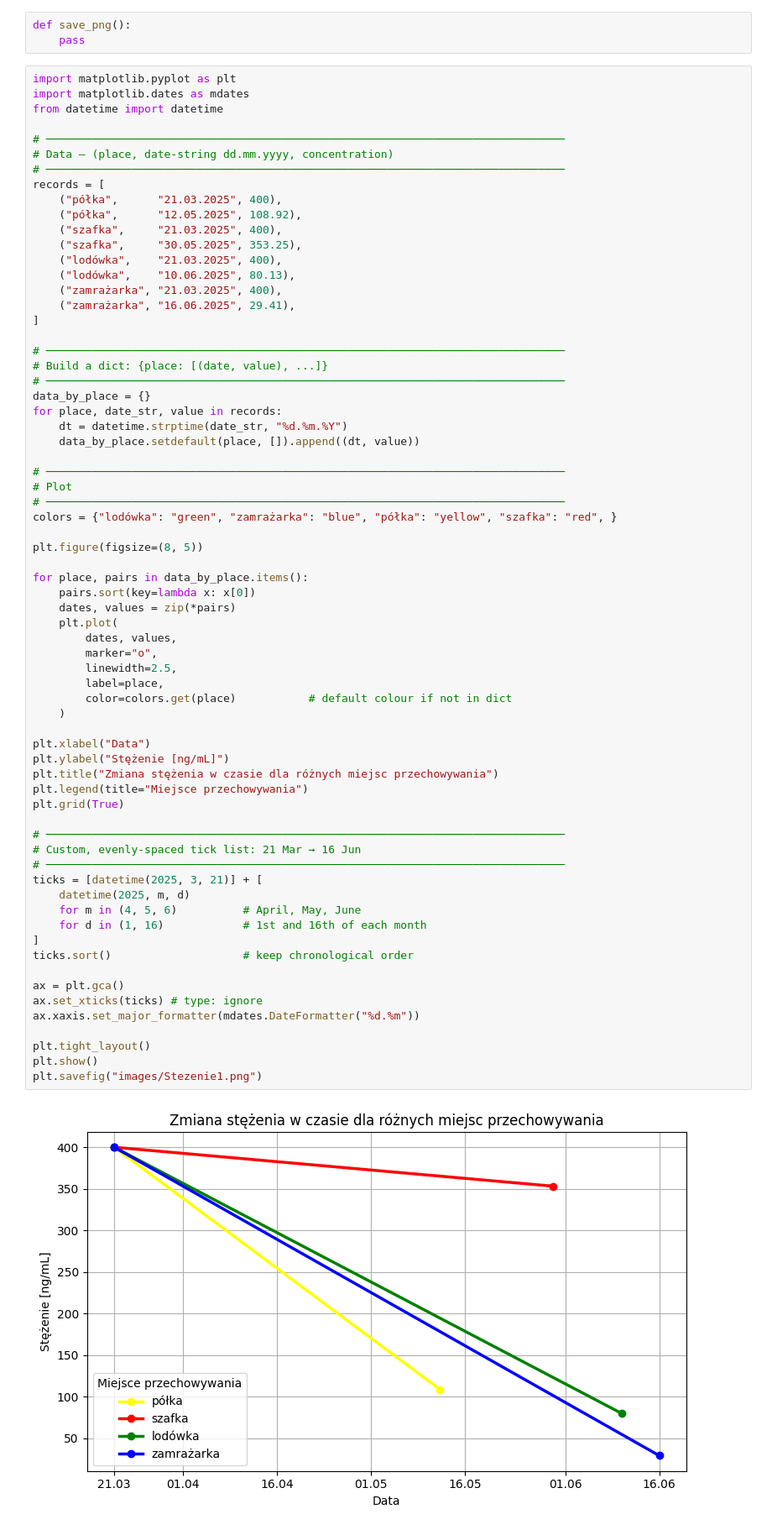
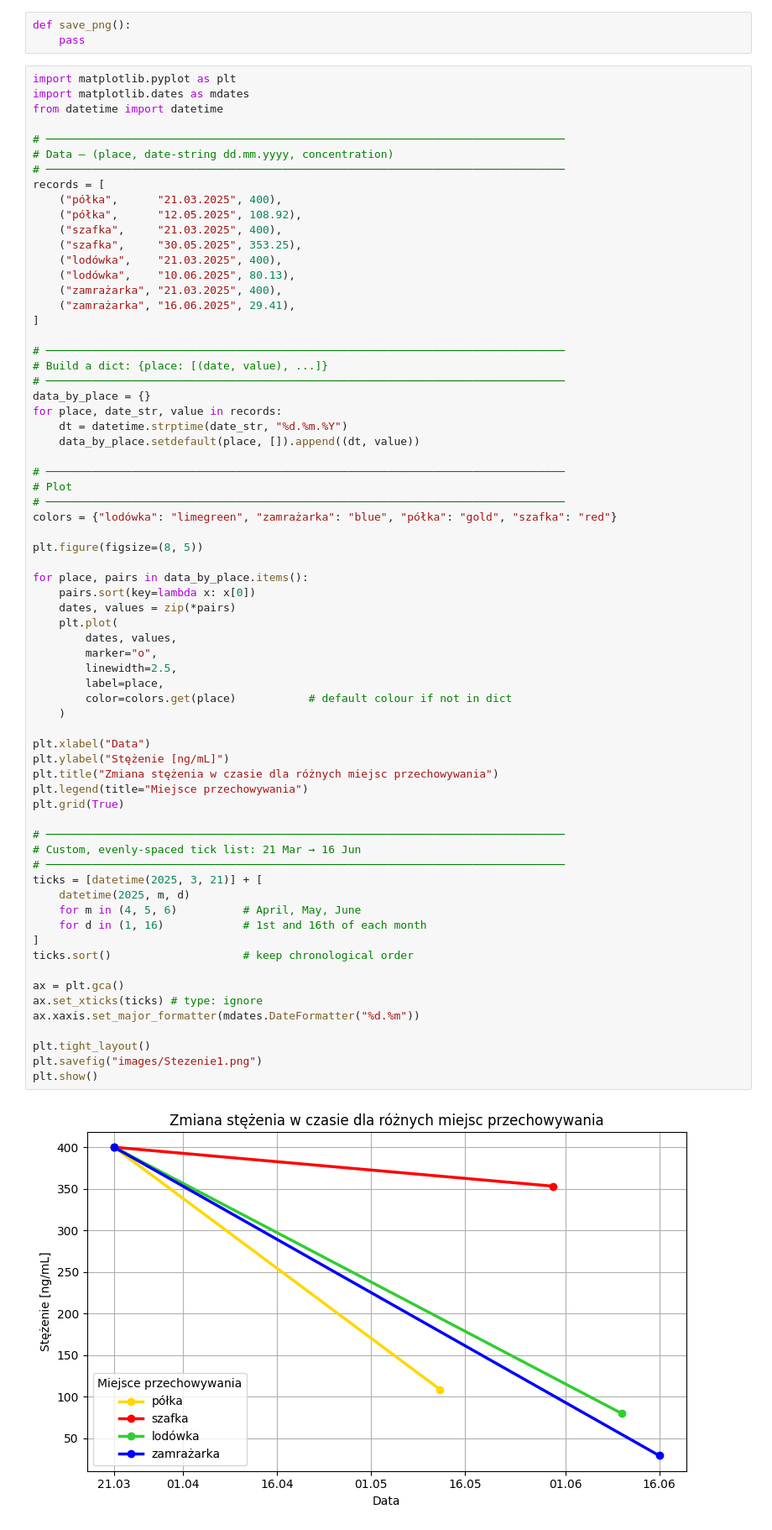
Before and after one commit to Teczka-user/ShareSpace, a Jupyter notebook: plot.ipynb, the cells around one changed output. Shown at 84% size. Drawn from its saved outputs; the diff is of its cells as text.

```diff
--- a/plot.ipynb
+++ b/plot.ipynb
@@ -38,7 +38,7 @@ for place, date_str, value in records:
 # ───────────────────────────────────────────────────────────────────────────────
 # Plot
 # ───────────────────────────────────────────────────────────────────────────────
-colors = {"lodówka": "green", "zamrażarka": "blue", "półka": "yellow", "szafka": "red", }
+colors = {"lodówka": "limegreen", "zamrażarka": "blue", "półka": "gold", "szafka": "red"}
 
 plt.figure(figsize=(8, 5))
 
@@ -49,32 +49,32 @@ for place, pairs in data_by_place.items():
         dates, values,
         marker="o",
         linewidth=2.5,
         label=place,
         color=colors.get(place)           # default colour if not in dict
     )
 
 plt.xlabel("Data")
 plt.ylabel("Stężenie [ng/mL]")
 plt.title("Zmiana stężenia w czasie dla różnych miejsc przechowywania")
 plt.legend(title="Miejsce przechowywania")
 plt.grid(True)
 
 # ───────────────────────────────────────────────────────────────────────────────
 # Custom, evenly-spaced tick list: 21 Mar → 16 Jun
 # ───────────────────────────────────────────────────────────────────────────────
 ticks = [datetime(2025, 3, 21)] + [
     datetime(2025, m, d)
     for m in (4, 5, 6)          # April, May, June
     for d in (1, 16)            # 1st and 16th of each month
 ]
 ticks.sort()                    # keep chronological order
 
 ax = plt.gca()
 ax.set_xticks(ticks) # type: ignore
 ax.xaxis.set_major_formatter(mdates.DateFormatter("%d.%m"))
 
 plt.tight_layout()
+plt.savefig("images/Stezenie1.png")
 plt.show()
-plt.savefig("images/Stezenie1.png")
 # %% [output]
-[figure, old version]
+[figure, new version]
```
Also changed, not shown: parts of 1 cell of this notebook, 1 other file.
